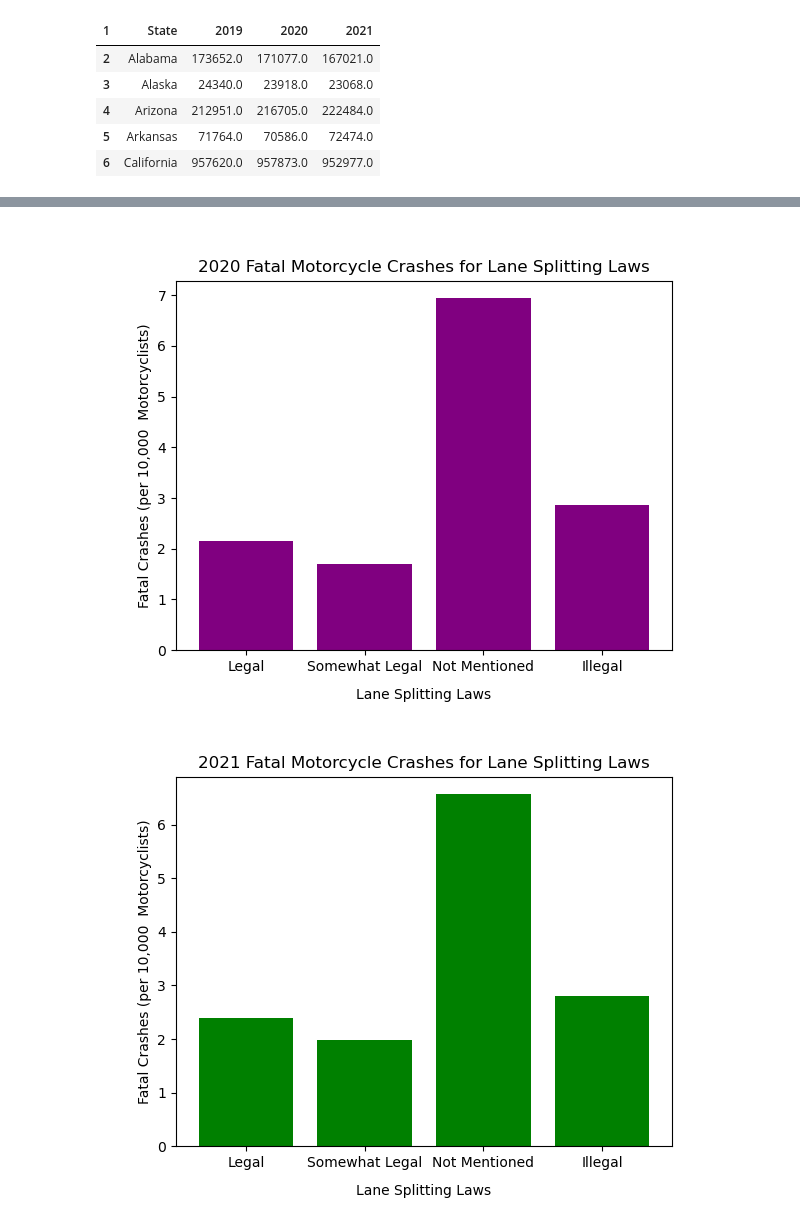
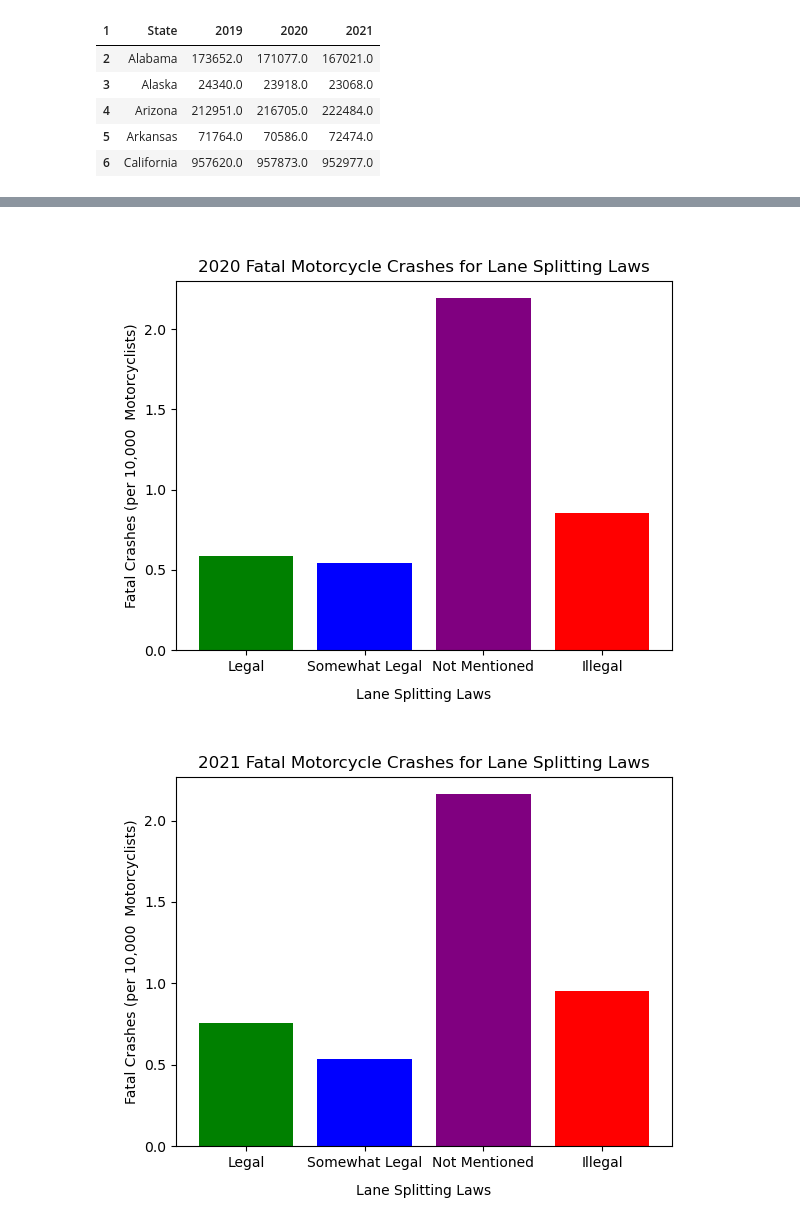
Before and after one commit to CalvinPedigo/Data-Analyst-Project-1, a Jupyter notebook: Notebook_structor.ipynb, the cells around one changed output, grey strips where cells are left out. Drawn from its saved outputs; the diff is of its cells as text; code cells hidden in the pictures.

```diff
--- a/Notebook_structor.ipynb
+++ b/Notebook_structor.ipynb
@@ -66,11 +66,11 @@ somewhat_legal_reg = motor_reg.loc[motor_reg["State"].isin(["Utah","Hawaii"])]
 
 not_mentioned_reg= motor_reg.loc[motor_reg["State"].isin(["Montana", "New Mexico", "Texas", "Oklahoma",
                                                                   "Missouri", "Arkansas", "Ohio", "Kentucky",
-                                                                  "North Carolina", "West Virgina", "Delaware","Mississippi"])]
+                                                                  "North Carolina", "West Virginia", "Delaware","Mississippi"])]
 
 illegal_reg = motor_reg.loc[~motor_reg["State"].isin(["Montana", "New Mexico", "Texas", "Oklahoma",
                                                                   "Missouri", "Arkansas", "Ohio", "Kentucky",
-                                                                  "North Carolina", "West Virgina", "Delaware","Mississippi",
+                                                                  "North Carolina", "West Virginia", "Delaware","Mississippi",
                                                                   "California","Utah","Hawaii", "Total"])]
 
 # Count of Registered Motorcycles calculated for all law groups:
@@ -184,37 +186,37 @@ counts = [legal_per_reg,somewhat_legal_per_reg, not_mentioned_per_reg, illegal_p
 x_ticks = [value for value in laws]
 
 fig, ax = plt.subplots()
-ax.bar(laws, counts, color = "purple")
+ax.bar(laws, counts, color = ["green", "blue","purple","red"])
 ax.set_xticks(x_ticks)
 ax.set_title("2020 Fatal Motorcycle Crashes for Lane Splitting Laws")
 ax.set_xlabel("Lane Splitting Laws", labelpad= 10)
 ax.set_ylabel("Fatal Crashes (per 10,000  Motorcyclists)")
 plt.show()
 # %% [output]
-[figure, old version]
+[figure, new version]
 # %%
 # Motorcycle laws affects deadly crashes 2021 (Jack)
 
 legal_deaths = legal_group[2]["DEATHS"].count()
 somewhat_legal_deaths = somewhat_legal_group[2]["DEATHS"].count()
 not_mentioned_deaths = not_mentioned_group[2]["DEATHS"].count()
 illegal_deaths = illegal_group[2]["DEATHS"].count()
 
 legal_per_reg = (legal_deaths / legal_reg_2021) * 10000
 somewhat_legal_per_reg = (somewhat_legal_deaths / somewhat_legal_reg_2021) * 10000
 not_mentioned_per_reg = (not_mentioned_deaths / not_mentioned_reg_2021) * 10000
 illegal_per_reg  = (illegal_deaths/ illegal_reg_2021) * 10000
 
 laws = ["Legal", "Somewhat Legal", "Not Mentioned", "Illegal"]
 counts = [legal_per_reg,somewhat_legal_per_reg, not_mentioned_per_reg, illegal_per_reg]
 x_ticks = [value for value in laws]
 
 fig, ax = plt.subplots()
-ax.bar(laws, counts, color = "green")
+ax.bar(laws, counts, color = ["green", "blue","purple","red"])
 ax.set_xticks(x_ticks)
 ax.set_title("2021 Fatal Motorcycle Crashes for Lane Splitting Laws")
 ax.set_xlabel("Lane Splitting Laws", labelpad= 10)
 ax.set_ylabel("Fatal Crashes (per 10,000  Motorcyclists)")
 plt.show()
 # %% [output]
-[figure, old version]
+[figure, new version]
```
Also changed, not shown: parts of 3 cells of this notebook, 2 other files.
